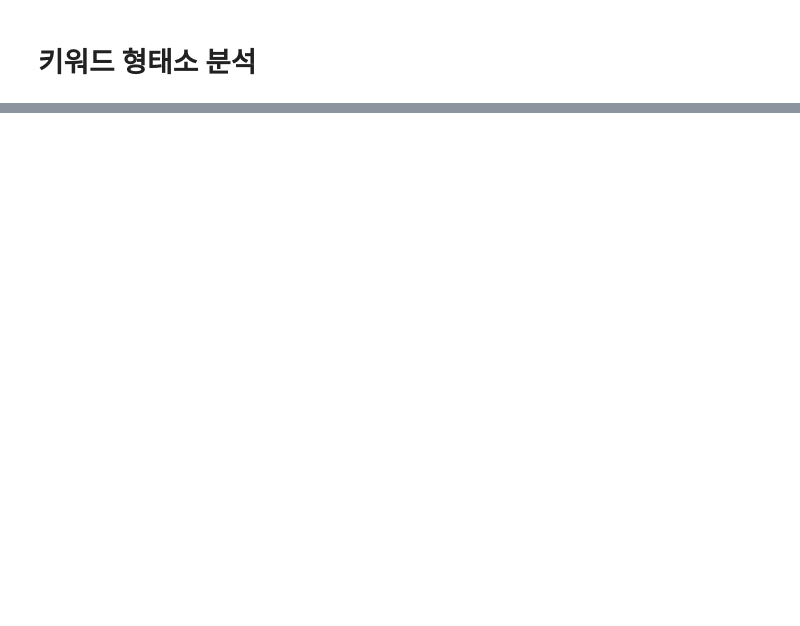
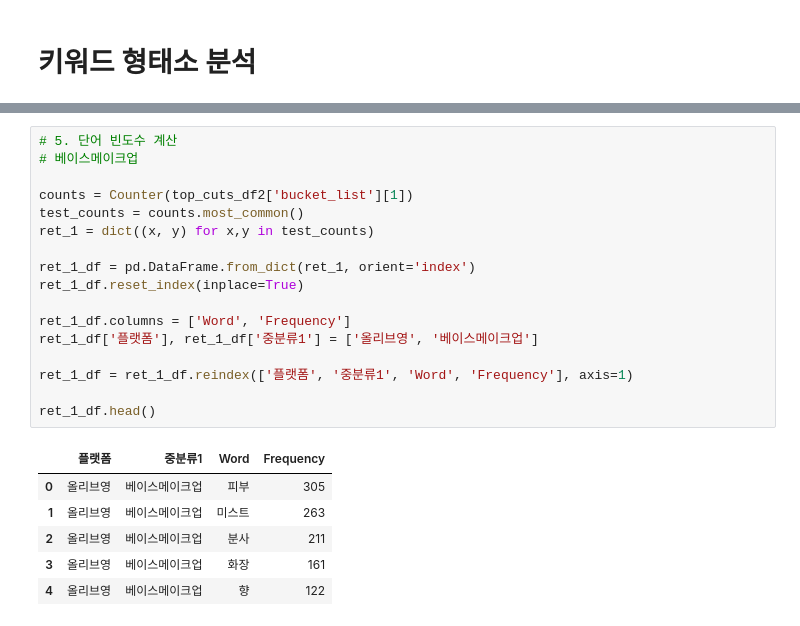
Before and after one commit to sweeeet-zoo/sparta5, a Jupyter notebook: 실전_프로젝트/데이터_전처리_카테고리/키워드_크롤링.ipynb, the cells around one changed output, grey strips where cells are left out. Drawn from its saved outputs; the diff is of its cells as text; blank space fills up the shorter version.

```diff
--- a/실전_프로젝트/데이터_전처리_카테고리/키워드_크롤링.ipynb
+++ b/실전_프로젝트/데이터_전처리_카테고리/키워드_크롤링.ipynb
@@ -865,0 +1113,24 @@ word_df.head(50)
+# %%
+# 5. 단어 빈도수 계산
+# 베이스메이크업
+
+counts = Counter(top_cuts_df2['bucket_list'][1])
+test_counts = counts.most_common()
+ret_1 = dict((x, y) for x,y in test_counts)
+
+ret_1_df = pd.DataFrame.from_dict(ret_1, orient='index')
+ret_1_df.reset_index(inplace=True)
+
+ret_1_df.columns = ['Word', 'Frequency']
+ret_1_df['플랫폼'], ret_1_df['중분류1'] = ['올리브영', '베이스메이크업']
+
+ret_1_df = ret_1_df.reindex(['플랫폼', '중분류1', 'Word', 'Frequency'], axis=1)
+
+ret_1_df.head()
+# %% [output]
+|  | 플랫폼 | 중분류1 | Word | Frequency |
+| 0 | 올리브영 | 베이스메이크업 | 피부 | 305 |
+| 1 | 올리브영 | 베이스메이크업 | 미스트 | 263 |
+| 2 | 올리브영 | 베이스메이크업 | 분사 | 211 |
+| 3 | 올리브영 | 베이스메이크업 | 화장 | 161 |
+| 4 | 올리브영 | 베이스메이크업 | 향 | 122 |
```
Also changed, not shown: parts of 33 cells of this notebook, 1 other file.
